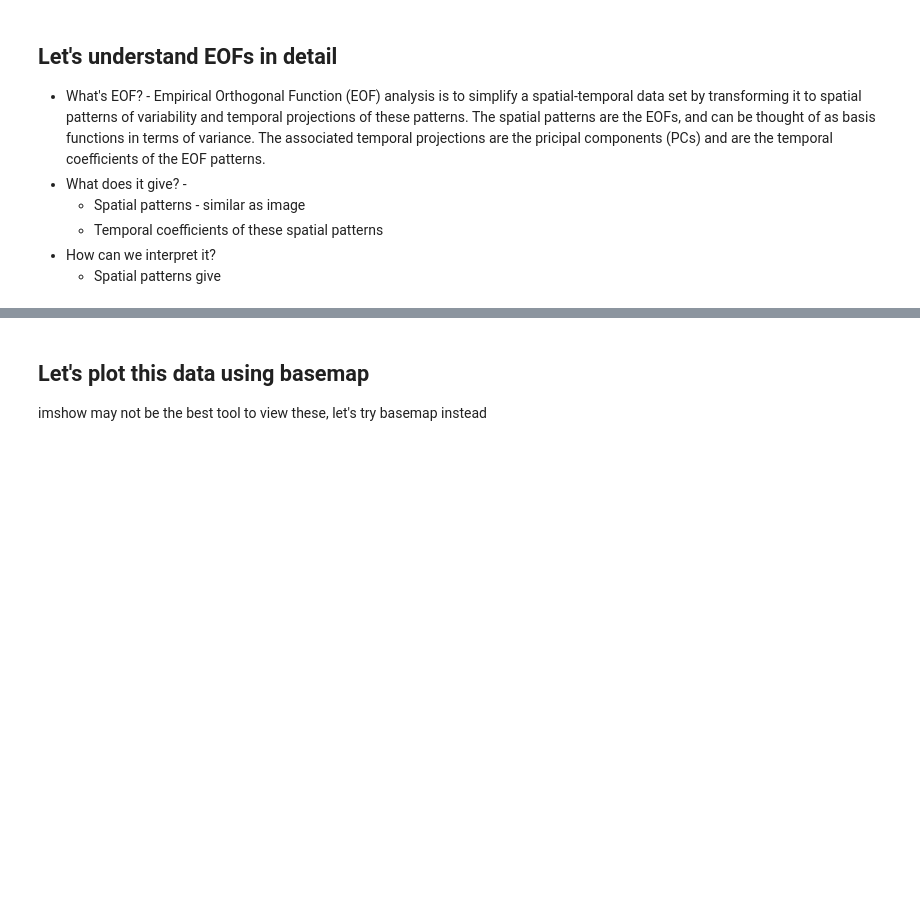
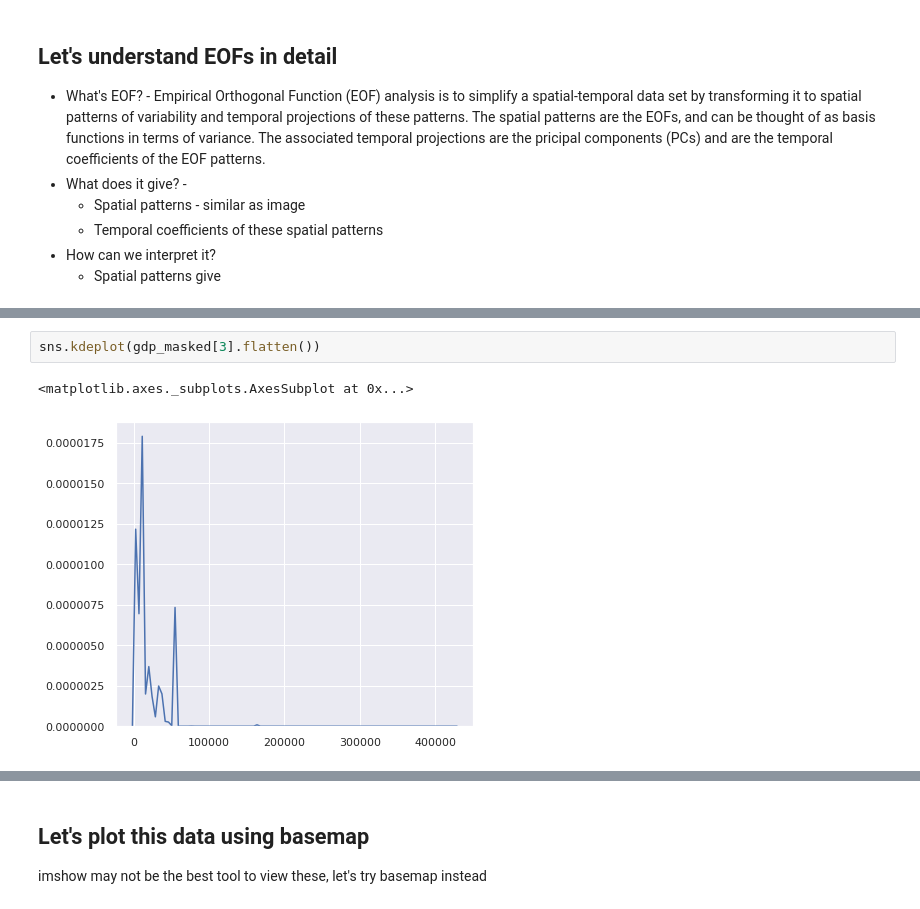
Before and after one commit to ArmaanBhullar/grid_gdp_analysis, a Jupyter notebook: gdp_analysis.ipynb, the cells around one changed output, grey strips where cells are left out. Drawn from its saved outputs; the diff is of its cells as text; blank space fills up the shorter version.

```diff
--- a/gdp_analysis.ipynb
+++ b/gdp_analysis.ipynb
@@ -104,2 +151,7 @@ Shape for time components :  (26, 26)
+# %%
+sns.kdeplot(gdp_masked[3].flatten())
+# %% [output]
+<matplotlib.axes._subplots.AxesSubplot at 0x...>
+[figure, added]
 # %%
 from mpl_toolkits.axes_grid1 import make_axes_locatable
```
Also changed, not shown: parts of 26 cells of this notebook, 5 other files.
